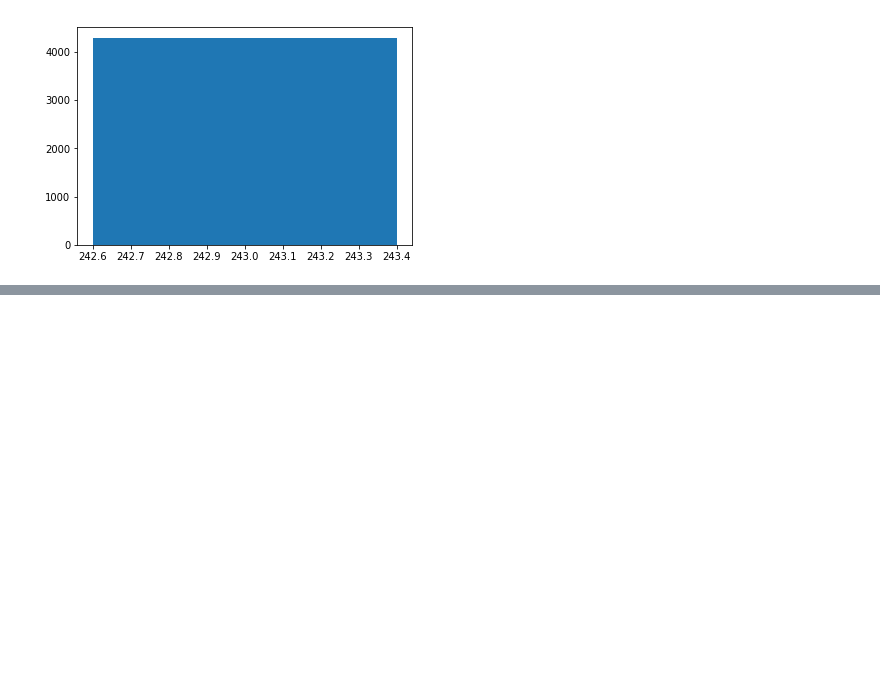
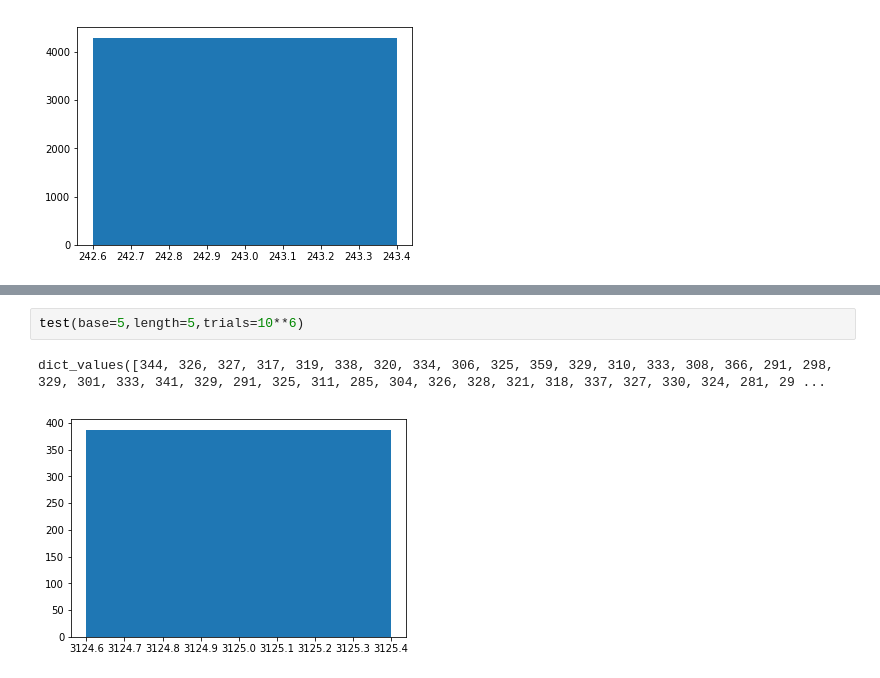
Before and after one commit to brunodantas/stuff, a Jupyter notebook: uniform_strings.ipynb, the cells around one changed output, grey strips where cells are left out. Drawn from its saved outputs; the diff is of its cells as text; blank space fills up the shorter version.

```diff
--- a/uniform_strings.ipynb
+++ b/uniform_strings.ipynb
@@ -50,0 +56,5 @@ dict_values([4102, 4182, 4144, 4119, 4118, 4151, 4107, 4082, 3941, 4082, 4169, 4
+# %%
+test(base=5,length=5,trials=10**6)
+# %% [output]
+dict_values([344, 326, 327, 317, 319, 338, 320, 334, 306, 325, 359, 329, 310, 333, 308, 366, 291, 298, 329, 301, 333, 341, 329, 291, 325, 311, 285, 304, 326, 328, 321, 318, 337, 327, 330, 324, 281, 29 ...
+[figure, added]
```
Also changed, not shown: parts of 1 cell of this notebook.
